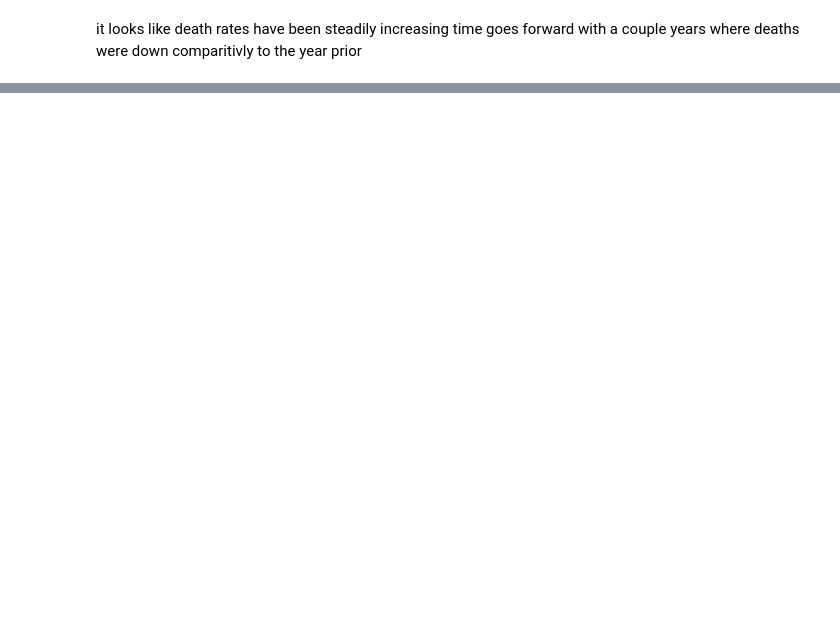
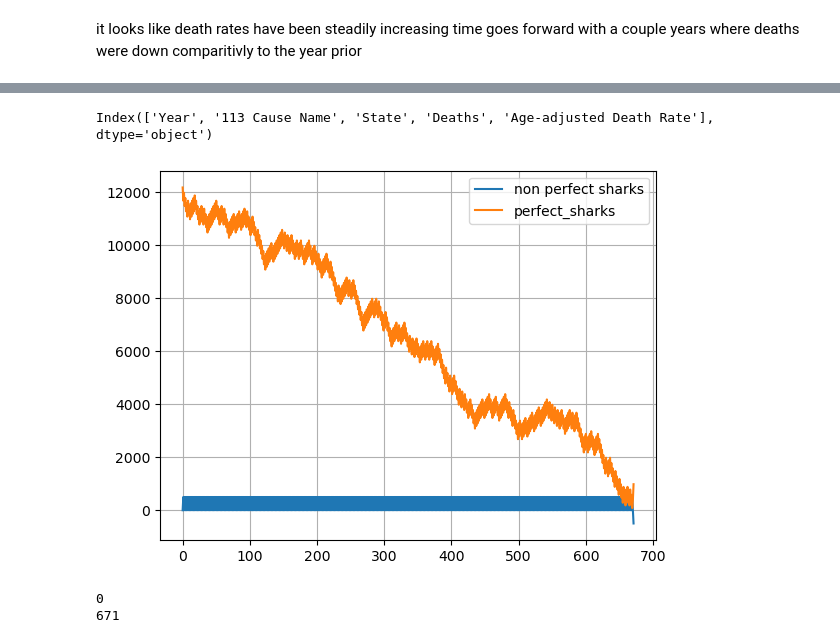
Before and after one commit to tcarr032/ML-dataset-projects, a Jupyter notebook: leading cause of death dataset/death_ml.ipynb, the cells around one changed output, grey strips where cells are left out. Drawn from its saved outputs; the diff is of its cells as text; code cells hidden in the pictures; blank space fills up the shorter version.

```diff
--- a/leading cause of death dataset/death_ml.ipynb
+++ b/leading cause of death dataset/death_ml.ipynb
@@ -161,0 +175,9 @@ Index(['Year', '113 Cause Name', 'Cause Name', 'State', 'Deaths',
+# %%
+from sklearn.model_selection import StratifiedShuffleSplit
+strat_shuffle_split = StratifiedShuffleSplit(n_splits=1, test_size=0.2, random_state=42)
+train_indx, test_indx = next(strat_shuffle_split.split(X_data, target))
+X_train, X_test = X_data.iloc[train_indx], X_data.iloc[test_indx]
+y_train, y_test = target.iloc[train_indx], target.iloc[test_indx]
+X_train.columns
+# %% [output]
+Index(['Year', '113 Cause Name', 'State', 'Deaths', 'Age-adjusted Death Rate'], dtype='object')
@@ -161,0 +199,34 @@ Index(['Year', '113 Cause Name', 'Cause Name', 'State', 'Deaths',
+# %%
+from random import random
+non_perfect_sharks = [0]
+perfect_sharks = [12182]
+new_non_perfect = non_perfect_sharks[0]
+new_perfect = perfect_sharks[0]
+n = 1000
+for i in range(n):
+    if (new_non_perfect < 500  and (new_perfect > (500 - new_non_perfect))):
+        new_perfect -= (500 - new_non_perfect)
+        new_non_perfect += (500 - new_non_perfect)
+        non_perfect_sharks.append(new_non_perfect)
+        perfect_sharks.append(new_perfect)
+    if(new_perfect < 0 or new_non_perfect < 0):
+        break
+    new_non_perfect -=500
+    non_perfect_sharks.append(new_non_perfect)
+    if (random() < 0.55):
+        new_perfect += 600
+    else:
+        new_perfect += 300
+    perfect_sharks.append(new_perfect)
+# %%
+plt.plot(range(len(non_perfect_sharks)), non_perfect_sharks, label='non perfect sharks')
+plt.plot(range(len(perfect_sharks)), perfect_sharks, label='perfect_sharks')
+plt.legend()
+plt.grid()
+plt.show()
+print(np.argmax(perfect_sharks))
+print(np.argmin(non_perfect_sharks))
+# %% [output]
+[figure, added]
+0
+671
```
Also changed, not shown: parts of 11 cells of this notebook, 4 other files.
